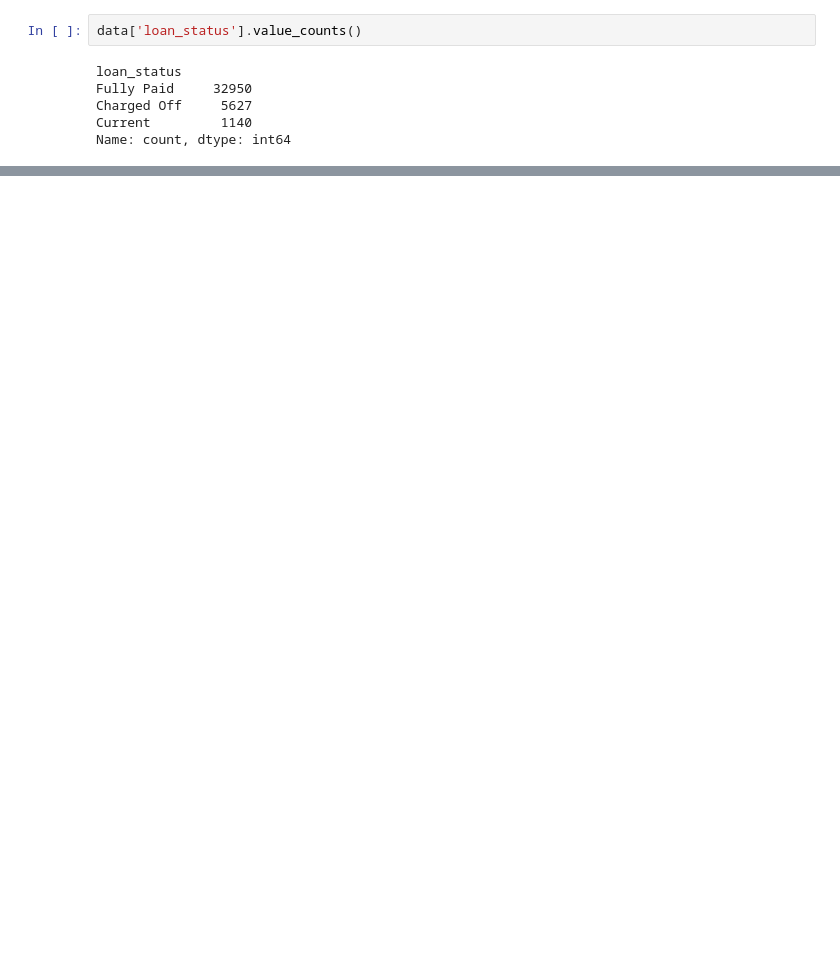
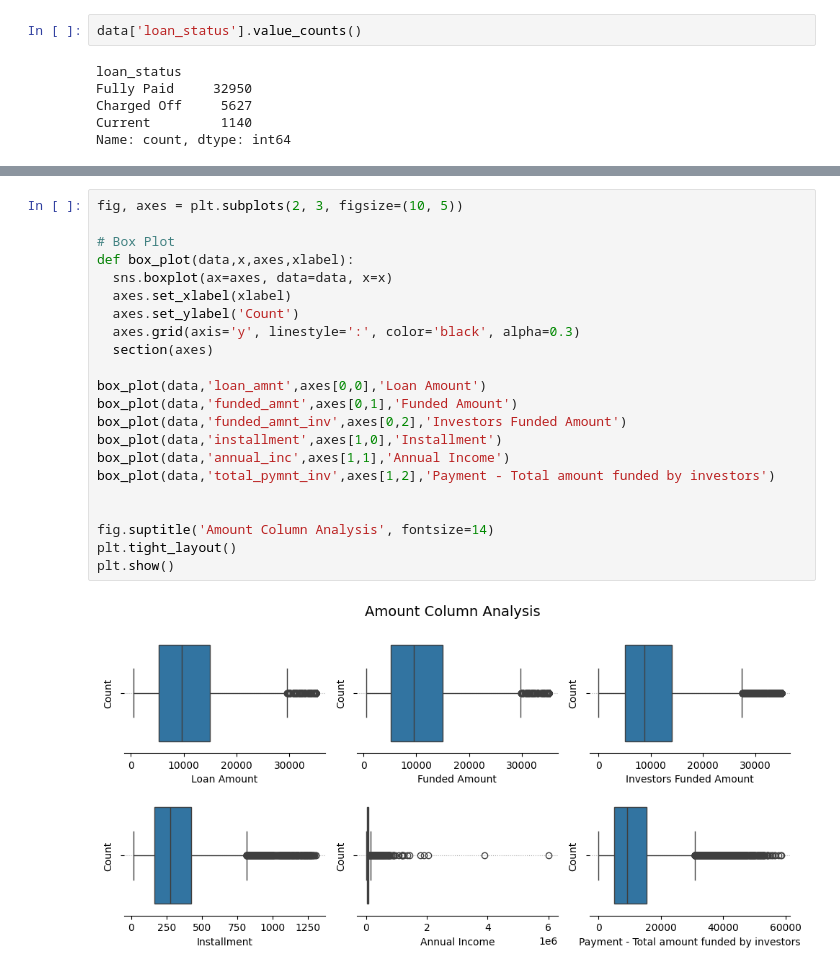
Before and after one commit to Theveetha/LendingClub_EDA_CaseStudy, a Jupyter notebook: LendingClub_EDA.ipynb, the cells around one changed output, grey strips where cells are left out. Drawn from its saved outputs; the diff is of its cells as text; blank space fills up the shorter version.

```diff
--- a/LendingClub_EDA.ipynb
+++ b/LendingClub_EDA.ipynb
@@ -521,0 +734,24 @@ For our analysis we have to pick up the completed loan records. So we can **dele
+# %%
+fig, axes = plt.subplots(2, 3, figsize=(10, 5))
+
+# Box Plot
+def box_plot(data,x,axes,xlabel):
+  sns.boxplot(ax=axes, data=data, x=x)
+  axes.set_xlabel(xlabel)
+  axes.set_ylabel('Count')
+  axes.grid(axis='y', linestyle=':', color='black', alpha=0.3)
+  section(axes)
+
+box_plot(data,'loan_amnt',axes[0,0],'Loan Amount')
+box_plot(data,'funded_amnt',axes[0,1],'Funded Amount')
+box_plot(data,'funded_amnt_inv',axes[0,2],'Investors Funded Amount')
+box_plot(data,'installment',axes[1,0],'Installment')
+box_plot(data,'annual_inc',axes[1,1],'Annual Income')
+box_plot(data,'total_pymnt_inv',axes[1,2],'Payment - Total amount funded by investors')
+
+
+fig.suptitle('Amount Column Analysis', fontsize=14)
+plt.tight_layout()
+plt.show()
+# %% [output]
+[figure, added]
```
Also changed, not shown: parts of 52 cells of this notebook.
